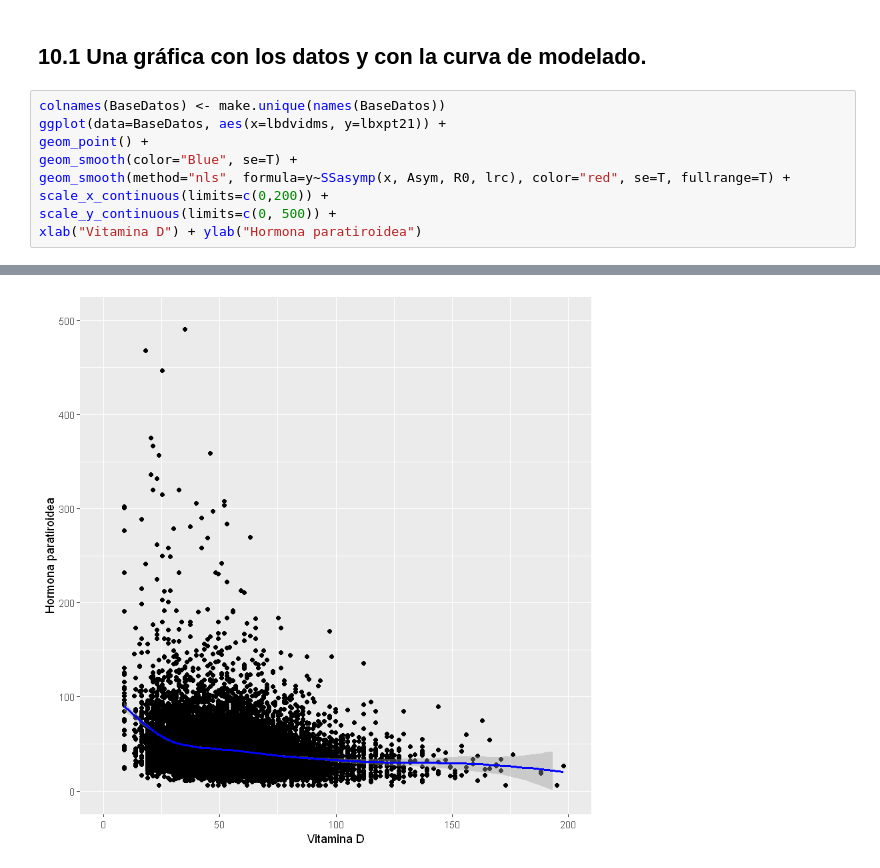
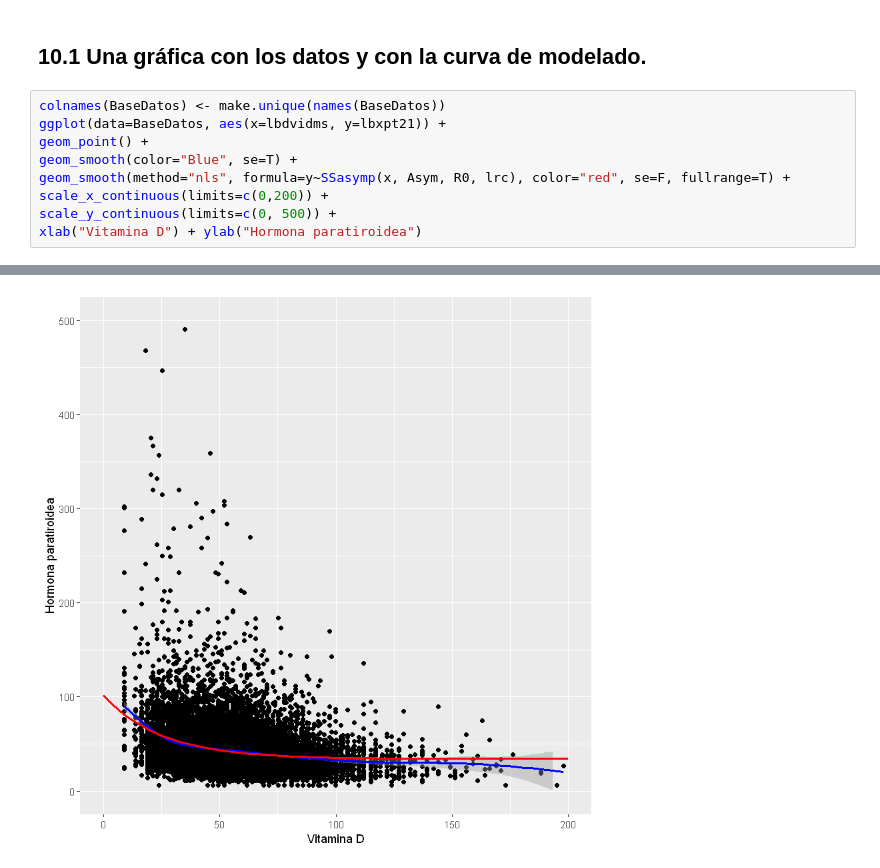
Before and after one commit to victornoriega/nhanes-project, a Jupyter notebook: Proyecto2.ipynb, the cells around one changed output, grey strips where cells are left out. Cells and saved outputs as stored; diff of their text form.

```diff
--- a/Proyecto2.ipynb
+++ b/Proyecto2.ipynb
@@ -384,7 +391,7 @@ colnames(BaseDatos) <- make.unique(names(BaseDatos))
 ggplot(data=BaseDatos, aes(x=lbdvidms, y=lbxpt21)) +
 geom_point() +
 geom_smooth(color="Blue", se=T) +
-geom_smooth(method="nls", formula=y~SSasymp(x, Asym, R0, lrc), color="red", se=T, fullrange=T) +
+geom_smooth(method="nls", formula=y~SSasymp(x, Asym, R0, lrc), color="red", se=F, fullrange=T) +
 scale_x_continuous(limits=c(0,200)) +
 scale_y_continuous(limits=c(0, 500)) +
 xlab("Vitamina D") + ylab("Hormona paratiroidea")
@@ -398,2 +403,2 @@ $ operator is invalid for atomic vectors"Warning message:
 "Removed 2584 rows containing missing values (geom_point)."
-[figure, old version]
+[figure, new version]
```
Also changed, not shown: parts of 2 cells of this notebook.
